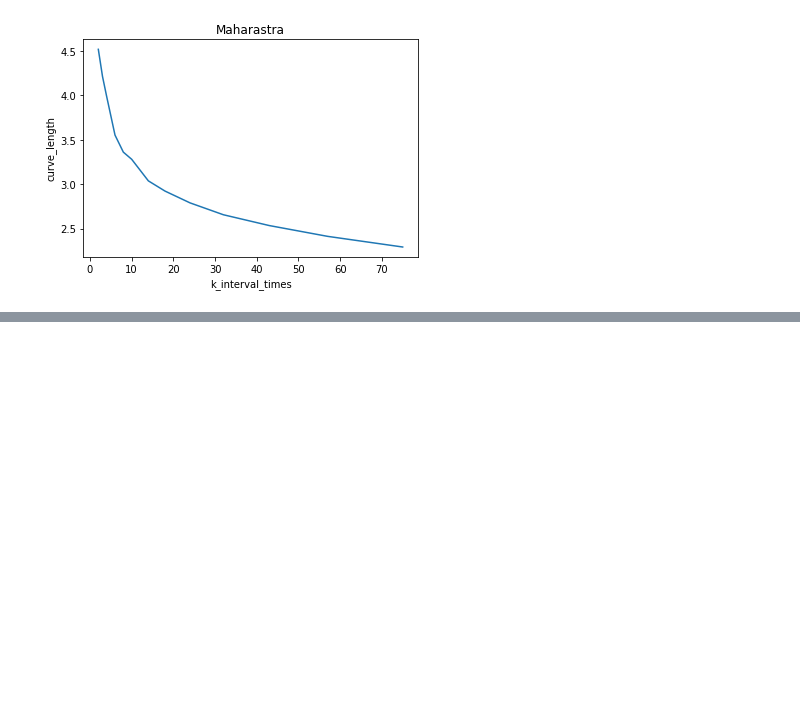
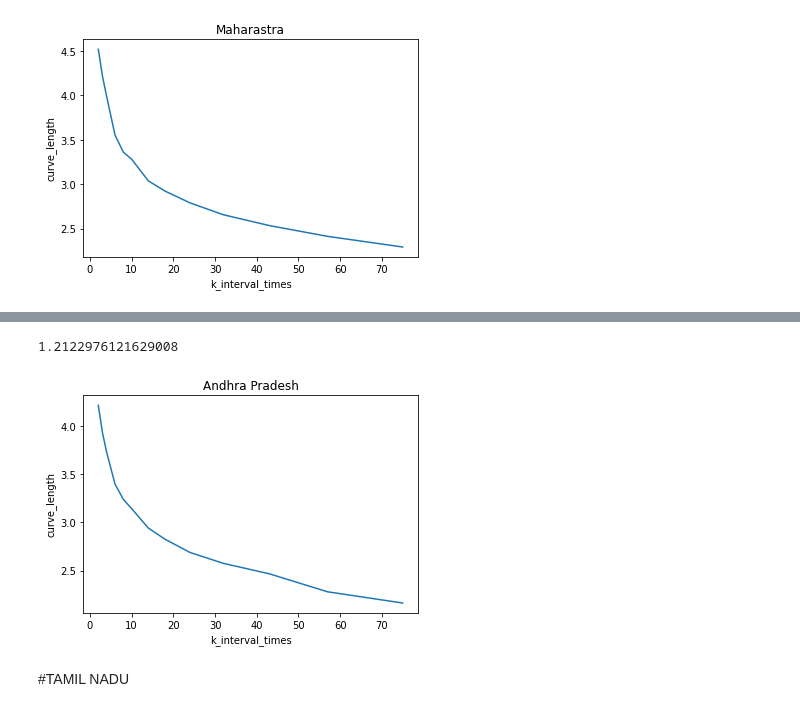
Before and after one commit to sankalpachowdhury/Fractal_Analysis, a Jupyter notebook: Higuchi_Fractal_analysis.ipynb, the cells around one changed output, grey strips where cells are left out. Drawn from its saved outputs; the diff is of its cells as text; code cells hidden in the pictures; blank space fills up the shorter version.

```diff
--- a/Higuchi_Fractal_analysis.ipynb
+++ b/Higuchi_Fractal_analysis.ipynb
@@ -242,6 +336,24 @@ import numpy
 maha_np_array = data['MAHARASHTRA'].to_numpy()
 #maha_np_array = list(numpy.concatenate().flat))
 print(maha_np_array[1:154])
+
+andhra_np_array = andhra.to_numpy()
+print(andhra_np_array[1:154])
+
+tamil_np_array = tamil.to_numpy()
+print(tamil_np_array[1:154])
+
+karna_np_array = karna.to_numpy()
+print(karna_np_array[1:154])
+
+up_np_array = up.to_numpy()
+print(up_np_array[1:154])
+
+delhi_np_array = delhi.to_numpy()
+print(delhi_np_array[1:154])
+
+wb_np_array = wb.to_numpy()
+print(wb_np_array[1:154])
 # %% [output]
 [   33.    88.    64.   148.   112.   121.   150.   117.   229.   210.
    187.   221.   352.   346.   236.   285.   120.   327.   552.   466.
@@ -303,0 +421,10 @@ plt.show()
+# %%
+# k_value = int(input("Enter the bound og 'k' "))
+data_list = andhra_np_array[1:154]
+#data_list = data_list.reshape(-1)
+print(data_list.shape)
+num_k =  int(input("Number of k values to generate: "))  #number of k values to generate.
+k_max =  int(input("Max. k value: "))  #the maximum k the k array is generated uniformly in log space from 2 to k_max
+
+k_interval_times, curve_length_list = curve_length(data_list, num_k, k_max)
+print(k_interval_times, curve_length_list)
@@ -303,0 +439,24 @@ plt.show()
+# %%
+hfd(data_list)
+# %% [output]
+1.2122976121629008
+# %%
+import math
+x = k_interval_times
+#x = np.logspace(curve_length[0], curve_length[len(curve_length) - 1], len(curve_length))
+log_y = []
+for i in curve_length_list:
+  log_y.append(math.log10(i))
+y = log_y
+#y = curve_length_list
+#y = np.logspace(k_interval_times[0], k_interval_times[len(k_interval_times) - 1], len(k_interval_times))
+
+plt.title("Andhra Pradesh")
+plt.xlabel("k_interval_times")
+plt.ylabel("curve_length")
+plt.plot(x,y)
+plt.show()
+# %% [output]
+[figure, added]
+# %% [markdown]
+#TAMIL NADU
```
Also changed, not shown: parts of 30 cells of this notebook.
